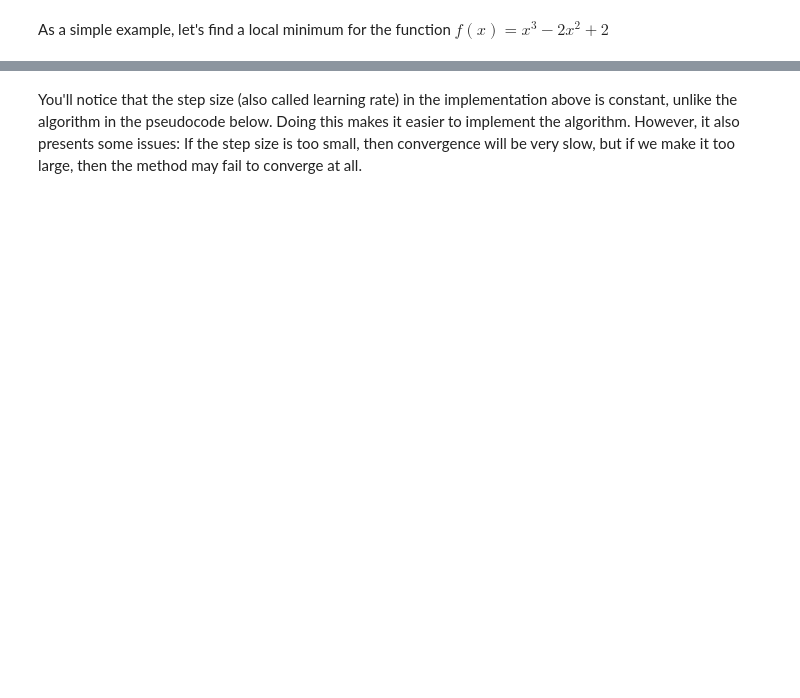
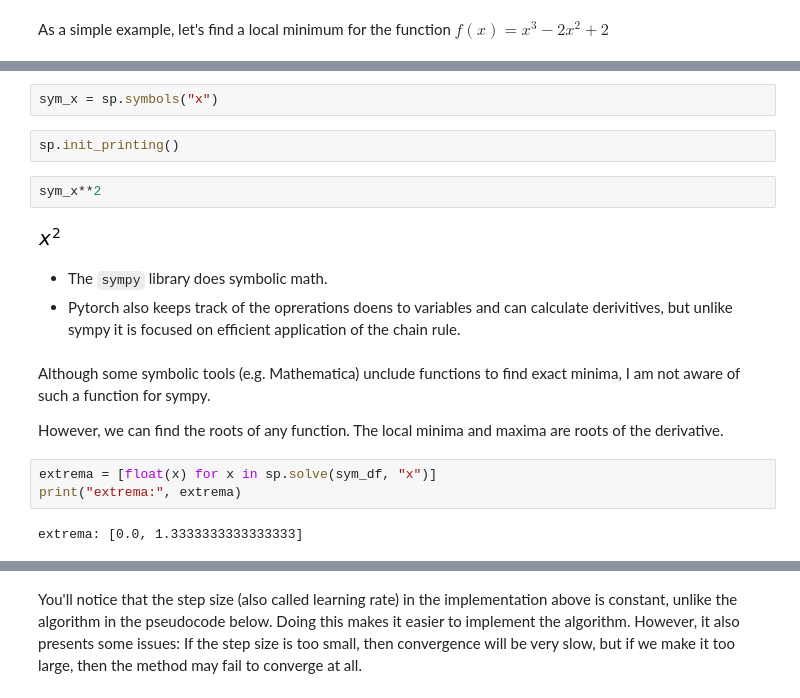
Before and after one commit to MU-CSE627/MU-CSE627, a Jupyter notebook: labs/lab-05-SGD/lab-04.ipynb, the cells around one changed output, grey strips where cells are left out. Saved outputs shown, nothing was run; the diff lists cells and outputs as text; blank space fills up the shorter version.

```diff
--- a/labs/lab-05-SGD/lab-04.ipynb
+++ b/labs/lab-05-SGD/lab-04.ipynb
@@ -29,0 +45,20 @@ plt.show()
+# %%
+sym_x = sp.symbols("x")
+# %%
+sp.init_printing()
+# %%
+sym_x**2
+# %% [output]
+[figure, added]
+# %% [markdown]
+* The `sympy` library does symbolic math.
+* Pytorch also keeps track of the oprerations doens to variables and can calculate derivitives, but unlike sympy it is focused on efficient application of the chain rule.
+# %% [markdown]
+Although some symbolic tools (e.g. Mathematica) unclude functions to find exact minima, I am not aware of such a function for sympy.
+
+However, we can find the roots of any function. The local minima and maxima are roots of the derivative.
+# %%
+extrema = [float(x) for x in sp.solve(sym_df, "x")]
+print("extrema:", extrema)
+# %% [output]
+extrema: [0.0, 1.3333333333333333]
```
Also changed, not shown: parts of 129 cells of this notebook.
